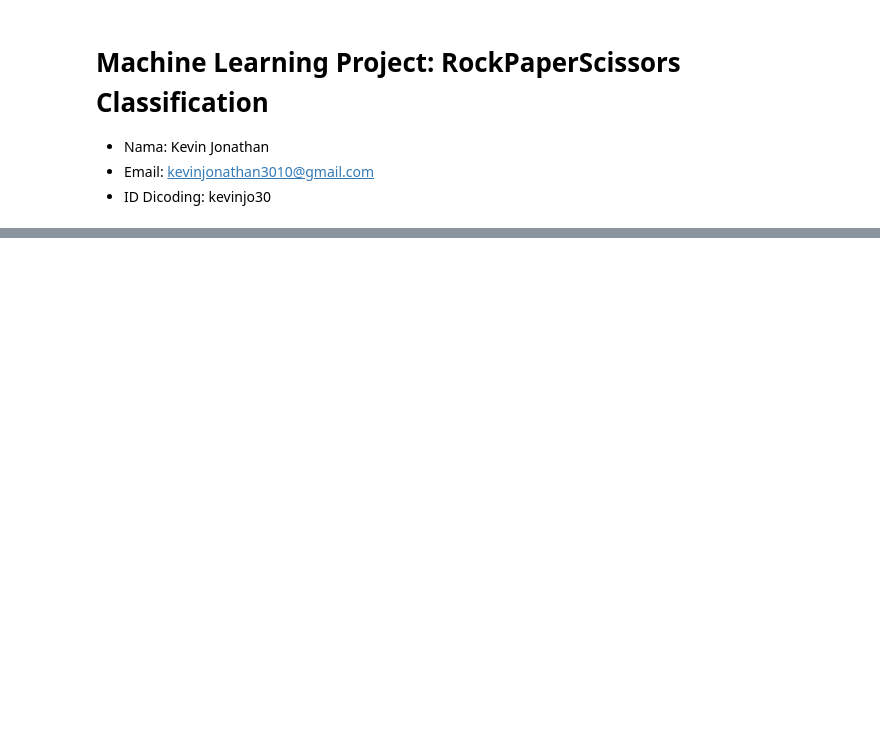
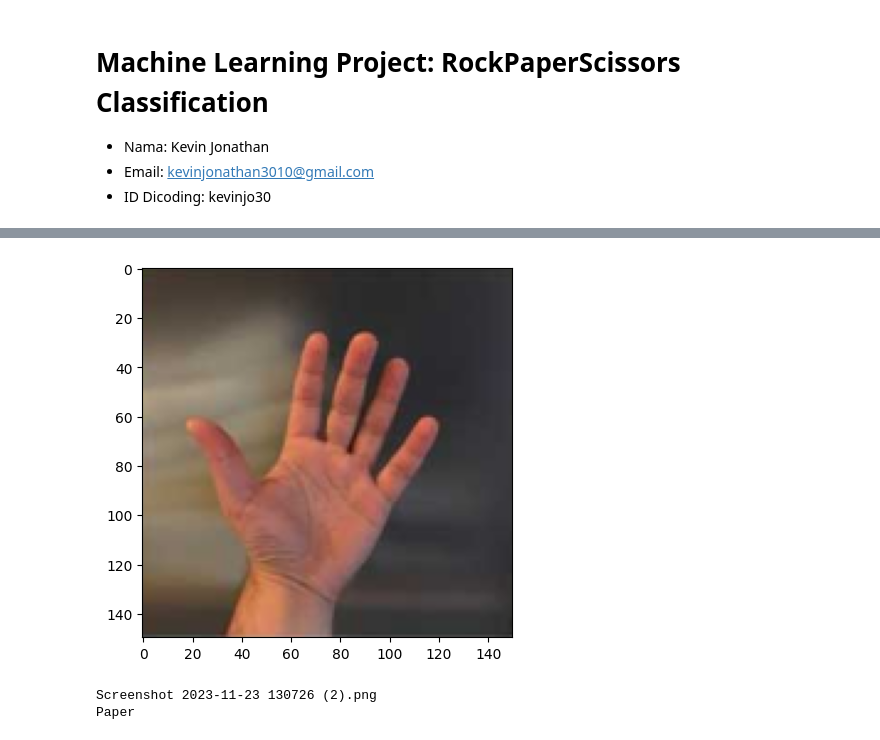
Before and after one commit to KevinJonathan30/ML-RockPaperScissors, a Jupyter notebook: notebook.ipynb, the cells around one changed output, grey strips where cells are left out. Saved outputs shown, nothing was run; the diff lists cells and outputs as text; code cells hidden in the pictures; blank space fills up the shorter version.

Commit message:
Add code to test rock paper scissors

```diff
--- a/notebook.ipynb
+++ b/notebook.ipynb
@@ -27,0 +163,17 @@ Saving to: ‘/tmp/rockpaperscissors.zip’
+# %%
+# Use categorical crossentropy
+model.compile(loss='categorical_crossentropy',
+                          optimizer=tf.optimizers.Adam(),
+                          metrics=['accuracy'])
+# %%
+callbacks = tf.keras.callbacks.ModelCheckpoint(filepath='model.h5', verbose=1, save_best_only=True)
+
+model.fit(
+    train_generator,
+    steps_per_epoch = 25,
+    epochs = 20,
+    validation_data = validation_generator,
+    validation_steps = 5,
+    verbose = 2,
+    callbacks = [callbacks]
+)
@@ -27,0 +199,29 @@ Saving to: ‘/tmp/rockpaperscissors.zip’
+# %%
+import numpy as np
+from google.colab import files
+from keras.preprocessing import image
+import matplotlib.pyplot as plt
+%matplotlib inline
+
+# Use Image upload to predict image classification (rock, paper, scissors)
+uploaded = files.upload()
+
+for file_myimage in uploaded.keys():
+    path = file_myimage
+    img = image.load_img(path, target_size=(150, 150))
+    x = image.img_to_array(img)
+    x = np.expand_dims(x, axis=0)
+
+    classes = model.predict(x, batch_size=10)
+
+    plt.imshow(img)
+    plt.show()
+
+    print(file_myimage)
+    if classes[0, 0] != 0:
+        print('Paper')
+    elif classes[0, 1] != 0:
+        print('Rock')
+    else:
+        print('Scissors')
+# %% [output]
@@ -27,0 +231,3 @@ Saving to: ‘/tmp/rockpaperscissors.zip’
+[figure, added]
+Screenshot 2023-11-23 130726 (2).png
+Paper
```
Also changed, not shown: parts of 15 cells of this notebook.
